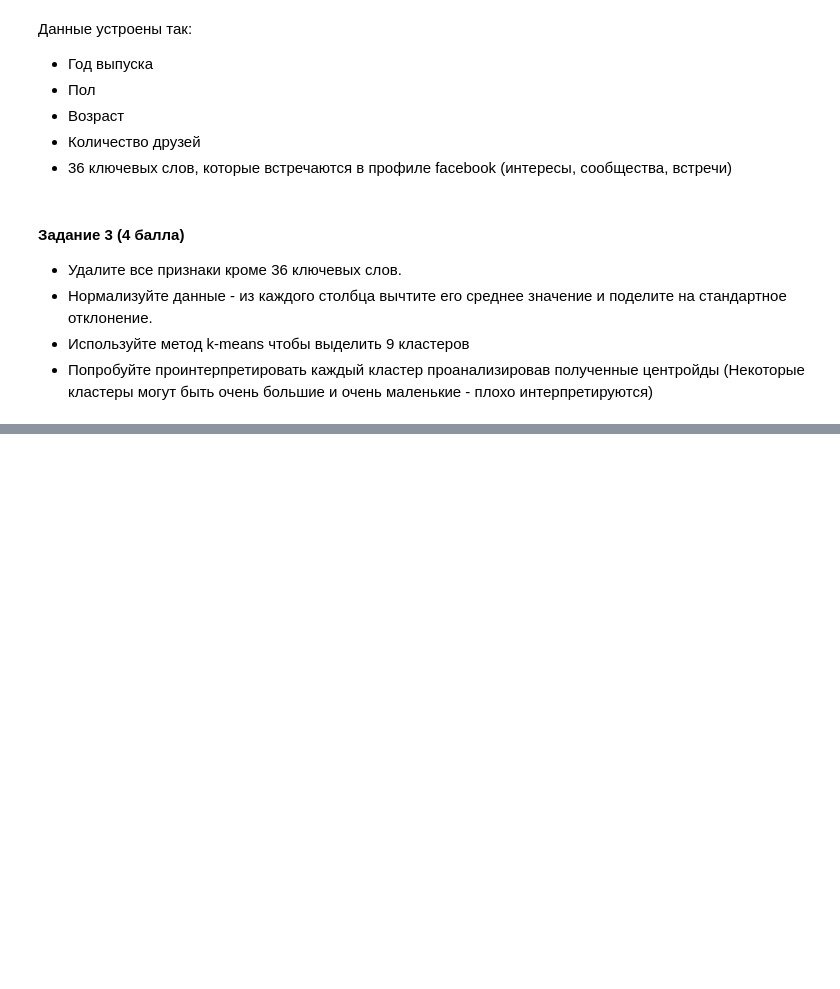
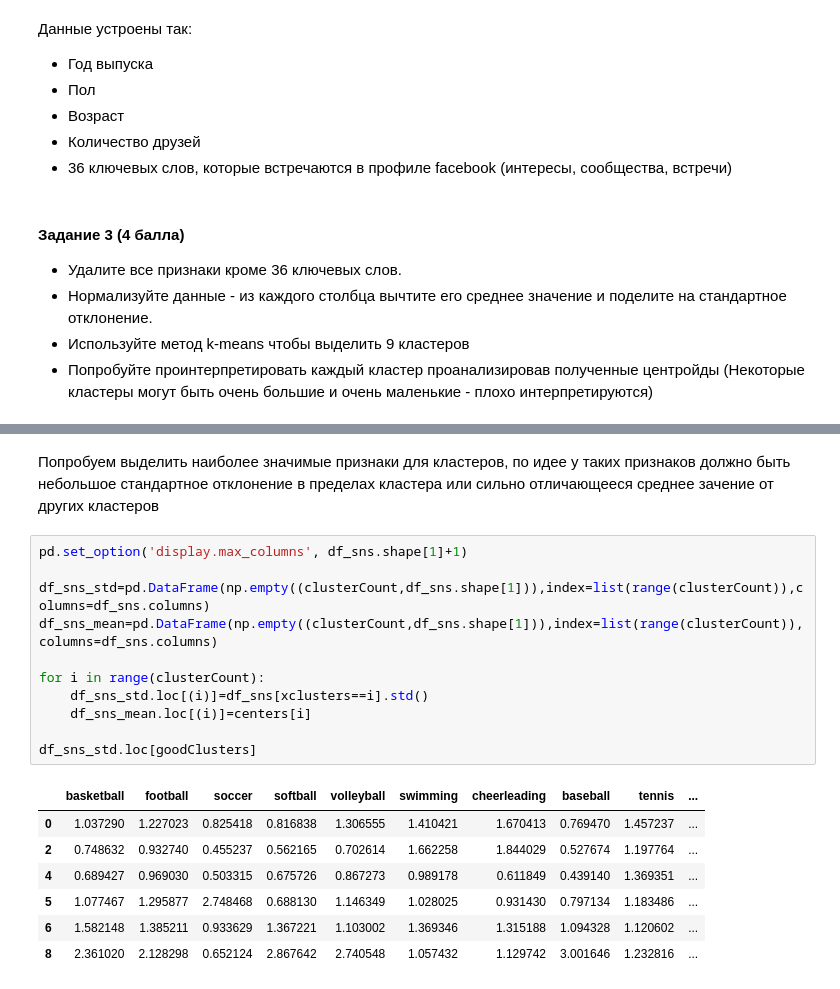
Before and after one commit to KAATechsphere/ml_hw1, a Jupyter notebook: hw1-kmeans-features.ipynb, the cells around one changed output, grey strips where cells are left out. Drawn from its saved outputs; the diff is of its cells as text; blank space fills up the shorter version.

Commit message:
Добавлена попытка анализа полученных кластеров

```diff
--- a/hw1-kmeans-features.ipynb
+++ b/hw1-kmeans-features.ipynb
@@ -476,0 +506,21 @@ km.fit(df_sns.values)
+# %% [markdown]
+Попробуем выделить наиболее значимые признаки для кластеров, по идее у таких признаков должно быть небольшое стандартное отклонение в пределах кластера или сильно отличающееся среднее зачение от других кластеров
+# %%
+pd.set_option('display.max_columns', df_sns.shape[1]+1)
+
+df_sns_std=pd.DataFrame(np.empty((clusterCount,df_sns.shape[1])),index=list(range(clusterCount)),columns=df_sns.columns)
+df_sns_mean=pd.DataFrame(np.empty((clusterCount,df_sns.shape[1])),index=list(range(clusterCount)),columns=df_sns.columns)
+
+for i in range(clusterCount):
+    df_sns_std.loc[(i)]=df_sns[xclusters==i].std()
+    df_sns_mean.loc[(i)]=centers[i]
+
+df_sns_std.loc[goodClusters]
+# %% [output]
+|  | basketball | football | soccer | softball | volleyball | swimming | cheerleading | baseball | tennis | ... |
+| 0 | 1.037290 | 1.227023 | 0.825418 | 0.816838 | 1.306555 | 1.410421 | 1.670413 | 0.769470 | 1.457237 | ... |
+| 2 | 0.748632 | 0.932740 | 0.455237 | 0.562165 | 0.702614 | 1.662258 | 1.844029 | 0.527674 | 1.197764 | ... |
+| 4 | 0.689427 | 0.969030 | 0.503315 | 0.675726 | 0.867273 | 0.989178 | 0.611849 | 0.439140 | 1.369351 | ... |
+| 5 | 1.077467 | 1.295877 | 2.748468 | 0.688130 | 1.146349 | 1.028025 | 0.931430 | 0.797134 | 1.183486 | ... |
+| 6 | 1.582148 | 1.385211 | 0.933629 | 1.367221 | 1.103002 | 1.369346 | 1.315188 | 1.094328 | 1.120602 | ... |
+| 8 | 2.361020 | 2.128298 | 0.652124 | 2.867642 | 2.740548 | 1.057432 | 1.129742 | 3.001646 | 1.232816 | ... |
```
Also changed, not shown: parts of 7 cells of this notebook.
